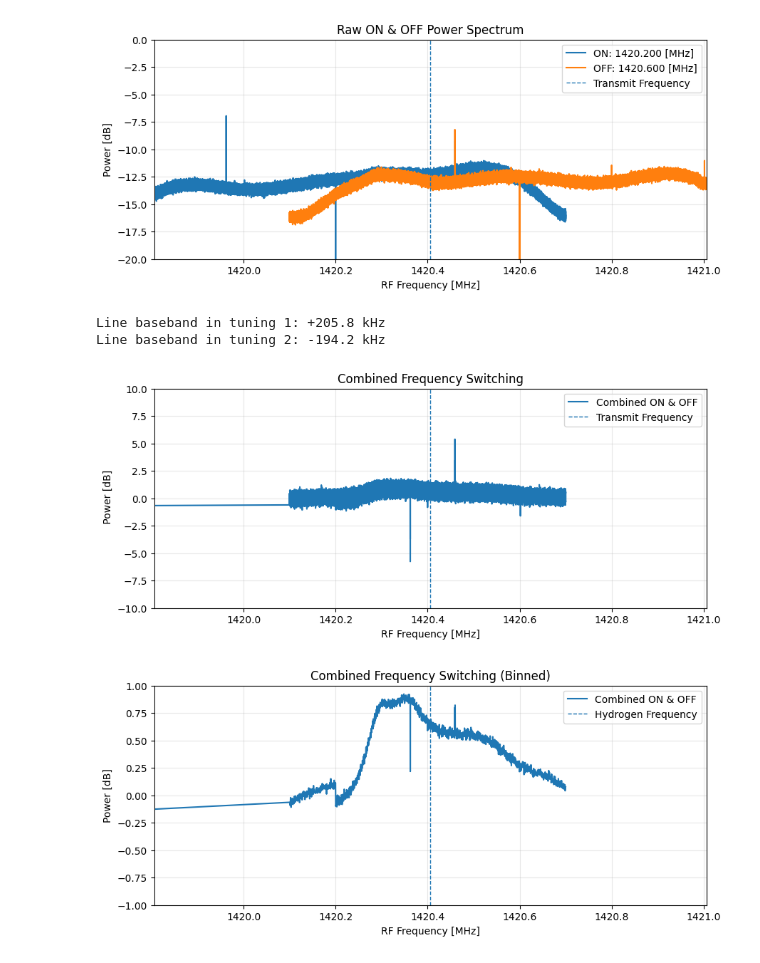
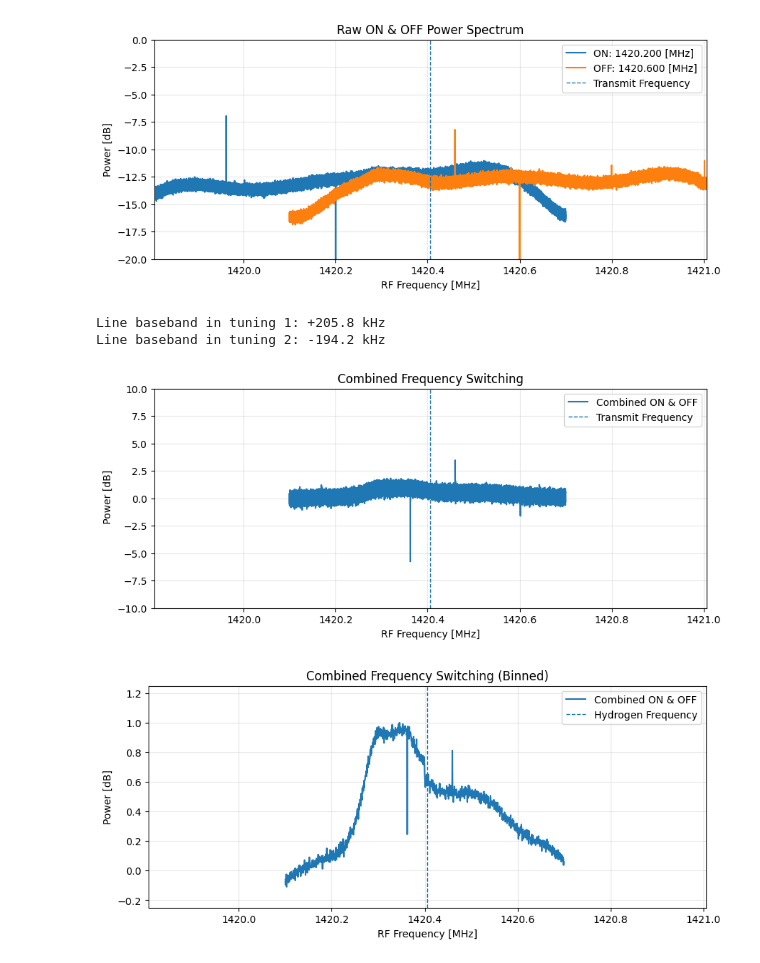
Before and after one commit to kaijaffarove/astro_lab, a Jupyter notebook: lab2.ipynb, the cells around one changed output. Saved outputs shown, nothing was run; the diff lists cells and outputs as text; code cells hidden in the pictures.

Commit message:
Fixed Freq Switiching Artifact and Preliminary Polynomial Fitting

```diff
--- a/lab2.ipynb
+++ b/lab2.ipynb
@@ -121,45 +121,63 @@ cal[upper] = Sup[upper] / (Slow[upper] + 1e-30)
 cal[lower] = Slow[lower] / (Sup[lower] + 1e-30)
 cal_dB = 10*np.log10(cal + 1e-30)
 
+# -------------------------
+# Guard band + NEW branch-selection to avoid overlap mixing artifact
+# -------------------------
+guard_hz = 15e3
+good = np.abs(fbb) > guard_hz
+
 # RF axis for stitched calibrated spectrum
 f_rf = np.empty_like(fbb, dtype=np.float64)
 f_rf[upper] = fbb[upper] + f_up
 f_rf[lower] = fbb[lower] + f_low
 
-idx = np.argsort(f_rf)
+# apply guard band
+f_rf_g  = f_rf[good]
+cal_g   = cal_dB[good]
+upper_g = upper[good]
+lower_g = lower[good]
+
+# NEW: don't mix both branches in the overlap region
+f_split = 0.5*(f1 + f2)   # ~1420.4 MHz
+keep = (lower_g & (f_rf_g <= f_split)) | (upper_g & (f_rf_g >= f_split))
+
+f_rf_g = f_rf_g[keep]
+cal_g  = cal_g[keep]
+
+idx = np.argsort(f_rf_g)
 
 plt.figure(figsize=(10,4))
-plt.plot(f_rf[idx]/1e6, cal_dB[idx], label="Combined ON & OFF")
+plt.plot(f_rf_g[idx]/1e6, cal_g[idx], label="Combined ON & OFF")
 plt.axvline(f_hi/1e6, ls="--", lw=1, label="Transmit Frequency")
 plt.xlim((f_hi-600e3)/1e6, (f_hi+600e3)/1e6)
 plt.ylim(-10, 10)
 plt.xlabel("RF Frequency [MHz]")
 plt.ylabel(" Power [dB]")
 plt.title("Combined Frequency Switching")
 plt.grid(True, alpha=0.3)
 plt.legend()
 plt.show()
 
 # Optional: binned calibrated (useful for weak broad HI)
 bin_size = 128
-f_b, cal_b = rebin_xy(f_rf[idx], cal_dB[idx], bin_size=bin_size)
+f_b, cal_b = rebin_xy(f_rf_g[idx], cal_g[idx], bin_size=bin_size)
 
 plt.figure(figsize=(10,4))
 plt.plot(f_b/1e6, cal_b, label=f"Combined ON & OFF")
-# plt.plot(f_b[f_b > 1420e6]/1e6, cal_b[f_b > 1420e6], label=f"Combined ON & OFF")
 plt.axvline(f_hi/1e6, ls="--", lw=1, label="Hydrogen Frequency")
 plt.xlim((f_hi-600e3)/1e6, (f_hi+600e3)/1e6)
-plt.ylim(-1, 1)
+plt.ylim(-0.25, 1.25)
 plt.xlabel("RF Frequency [MHz]")
 plt.ylabel("Power [dB]")
 plt.title("Combined Frequency Switching (Binned)")
 plt.grid(True, alpha=0.3)
 plt.legend()
 plt.show()
 # %% [output]
 [figure]
 [figure]
 Line baseband in tuning 1: +205.8 kHz
 Line baseband in tuning 2: -194.2 kHz
-[figure, old version]
+[figure, new version]
-[figure, old version]
+[figure, new version]
```
Also changed, not shown: parts of 4 cells of this notebook.
